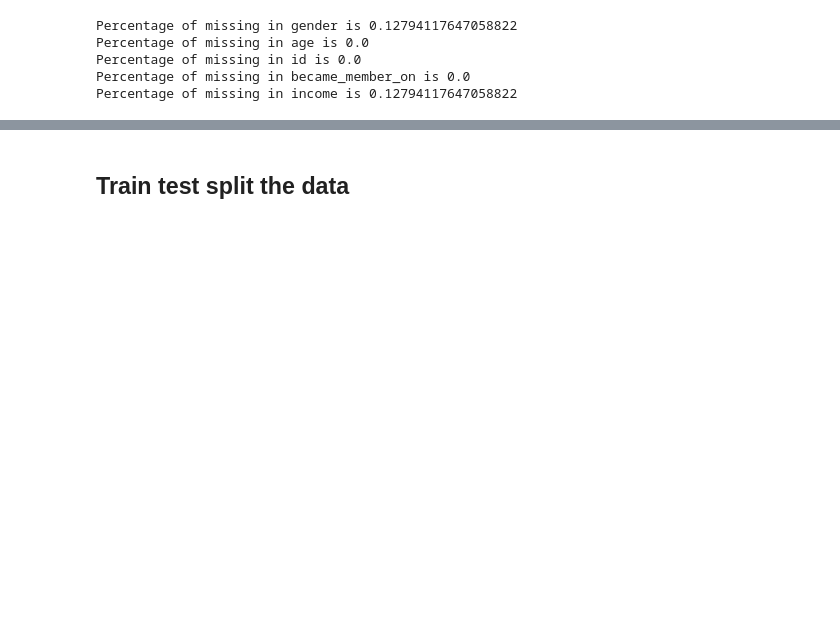
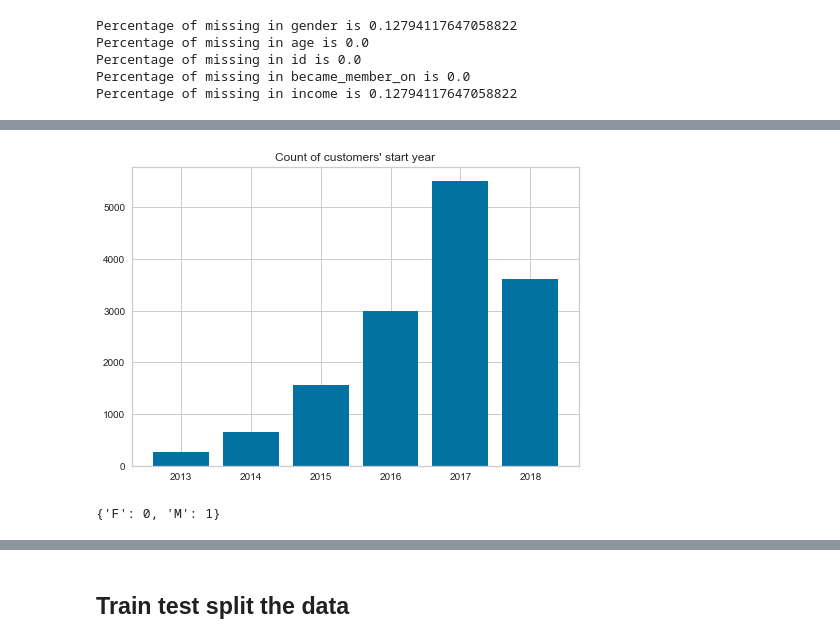
Before and after one commit to xixiaodong/Starbucks-customer-segmentation, a Jupyter notebook: Starbucks_Capstone_notebook.ipynb, the cells around one changed output, grey strips where cells are left out. Saved outputs shown, nothing was run; the diff lists cells and outputs as text; code cells hidden in the pictures; blank space fills up the shorter version.

```diff
--- a/Starbucks_Capstone_notebook.ipynb
+++ b/Starbucks_Capstone_notebook.ipynb
@@ -239,0 +218,10 @@ gender_integer_map
+# %%
+def start_year(became_member_on):
+    '''
+    Change date(int) to year(int)
+    '''
+    return int(str(became_member_on)[:4])
+# %%
+# Transform the 'became_member_on' column to a datetime object
+profile['became_member_on'] = profile['became_member_on'].apply(start_year)
+profile = profile.rename({'became_member_on':'start_year'}, axis='columns')
@@ -239,0 +237,4 @@ gender_integer_map
+# %%
+# One hot encode start year
+start_year_ohe = pd.get_dummies(profile['start_year'])
+start_year_ohe.head()
@@ -239,0 +248,6 @@ gender_integer_map
+# %%
+# visualise start year
+plt.bar(start_year_ohe.columns, start_year_ohe.sum());
+plt.title('Count of customers\' start year');
+# %% [output]
+[figure, added]
@@ -239,0 +268,8 @@ gender_integer_map
+# %%
+# see how the gender mapping goes
+gender_dict = {}
+for cls in binariser.classes_:
+    gender_dict[cls] = binariser.transform([cls])[0,0]
+gender_dict
+# %% [output]
+{'F': 0, 'M': 1}
```
Also changed, not shown: parts of 150 cells of this notebook.
